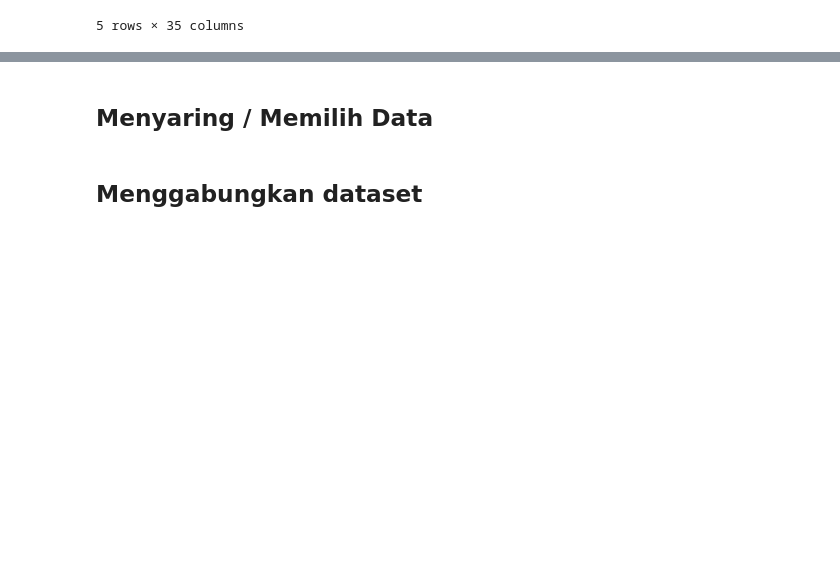
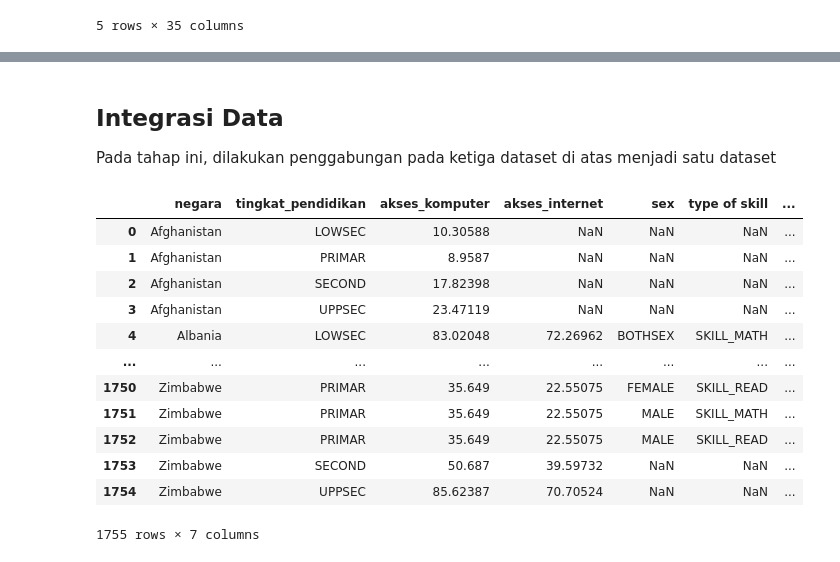
Before and after one commit to JayaWinata/DAC-IFest-2024-BukanWibu, a Jupyter notebook: SourceCode_DAC2024_BukanWibu.ipynb, the cells around one changed output, grey strips where cells are left out. Cells and saved outputs as stored; diff of their text form; code cells hidden in the pictures; blank space fills up the shorter version.

Commit message:
feat: data preprocessing on the new datasets

```diff
--- a/SourceCode_DAC2024_BukanWibu.ipynb
+++ b/SourceCode_DAC2024_BukanWibu.ipynb
@@ -133,4 +128,23 @@ se_tot_prfl.head()
-# %% [markdown]
-## Menyaring / Memilih Data
-# %% [markdown]
-## Menggabungkan dataset
+# %% [markdown]
+## Integrasi Data
+Pada tahap ini, dilakukan penggabungan pada ketiga dataset di atas menjadi satu dataset
+# %%
+df = pd.merge(se_acs_cmptr, se_acs_intnt, how='left', on=['negara', 'tingkat_pendidikan'])
+# %%
+df = pd.merge(df,se_tot_prfl,how='left',on=['negara','tingkat_pendidikan'])
+# %%
+df
+# %% [output]
+|  | negara | tingkat_pendidikan | akses_komputer | akses_internet | sex | type of skill | ... |
+| 0 | Afghanistan | LOWSEC | 10.30588 | NaN | NaN | NaN | ... |
+| 1 | Afghanistan | PRIMAR | 8.9587 | NaN | NaN | NaN | ... |
+| 2 | Afghanistan | SECOND | 17.82398 | NaN | NaN | NaN | ... |
+| 3 | Afghanistan | UPPSEC | 23.47119 | NaN | NaN | NaN | ... |
+| 4 | Albania | LOWSEC | 83.02048 | 72.26962 | BOTHSEX | SKILL_MATH | ... |
+| ... | ... | ... | ... | ... | ... | ... | ... |
+| 1750 | Zimbabwe | PRIMAR | 35.649 | 22.55075 | FEMALE | SKILL_READ | ... |
+| 1751 | Zimbabwe | PRIMAR | 35.649 | 22.55075 | MALE | SKILL_MATH | ... |
+| 1752 | Zimbabwe | PRIMAR | 35.649 | 22.55075 | MALE | SKILL_READ | ... |
+| 1753 | Zimbabwe | SECOND | 50.687 | 39.59732 | NaN | NaN | ... |
+| 1754 | Zimbabwe | UPPSEC | 85.62387 | 70.70524 | NaN | NaN | ... |
+1755 rows × 7 columns
```
Also changed, not shown: parts of 31 cells of this notebook.
